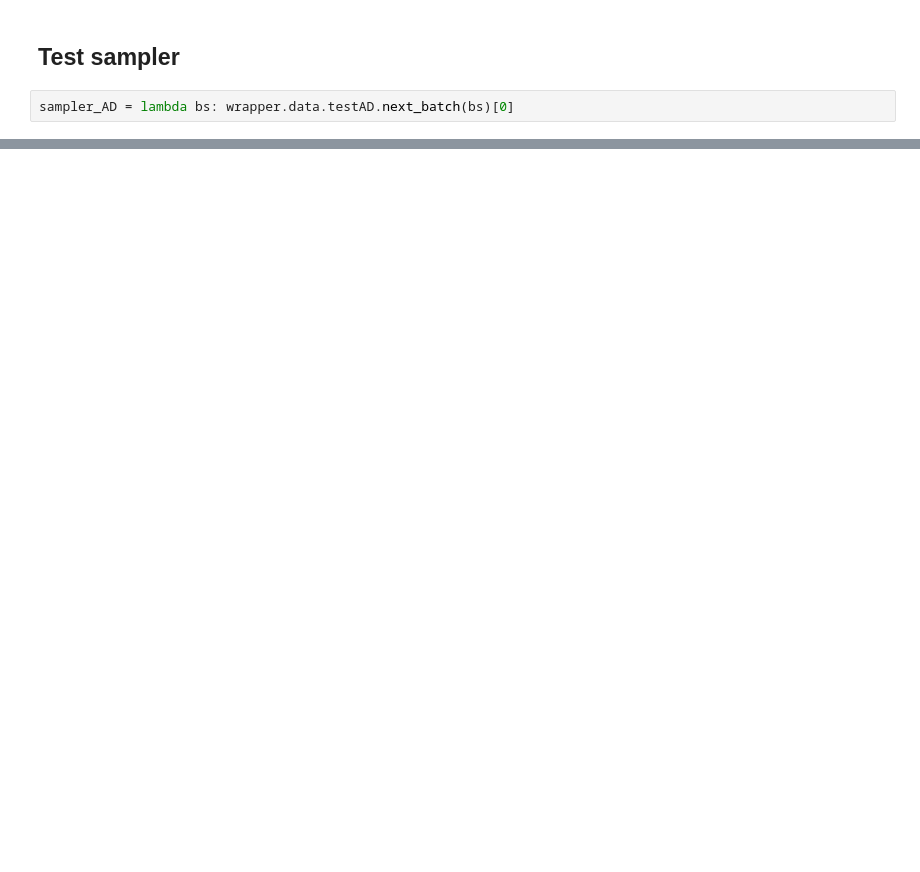
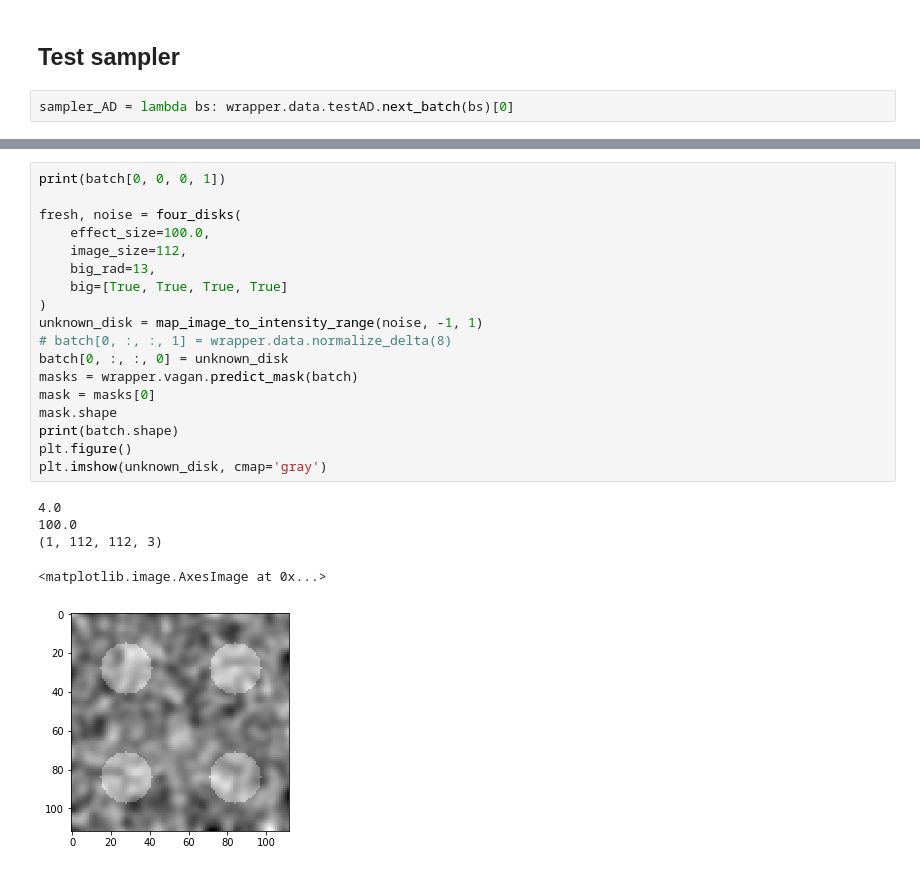
Before and after one commit to vwegmayr/brain-aging, a Jupyter notebook: notebooks/evaluate_vagan.ipynb, the cells around one changed output, grey strips where cells are left out. Cells and saved outputs as stored; diff of their text form; blank space fills up the shorter version.

```diff
--- a/notebooks/evaluate_vagan.ipynb
+++ b/notebooks/evaluate_vagan.ipynb
@@ -95,0 +134,24 @@ print(batch.shape)
+# %%
+print(batch[0, 0, 0, 1])
+
+fresh, noise = four_disks(
+    effect_size=100.0,
+    image_size=112,
+    big_rad=13,
+    big=[True, True, True, True]
+)
+unknown_disk = map_image_to_intensity_range(noise, -1, 1)
+# batch[0, :, :, 1] = wrapper.data.normalize_delta(8)
+batch[0, :, :, 0] = unknown_disk
+masks = wrapper.vagan.predict_mask(batch)
+mask = masks[0]
+mask.shape
+print(batch.shape)
+plt.figure()
+plt.imshow(unknown_disk, cmap='gray')
+# %% [output]
+4.0
+100.0
+(1, 112, 112, 3)
+<matplotlib.image.AxesImage at 0x...>
+[figure, added]
```
Also changed, not shown: parts of 19 cells of this notebook, 3 other files.
